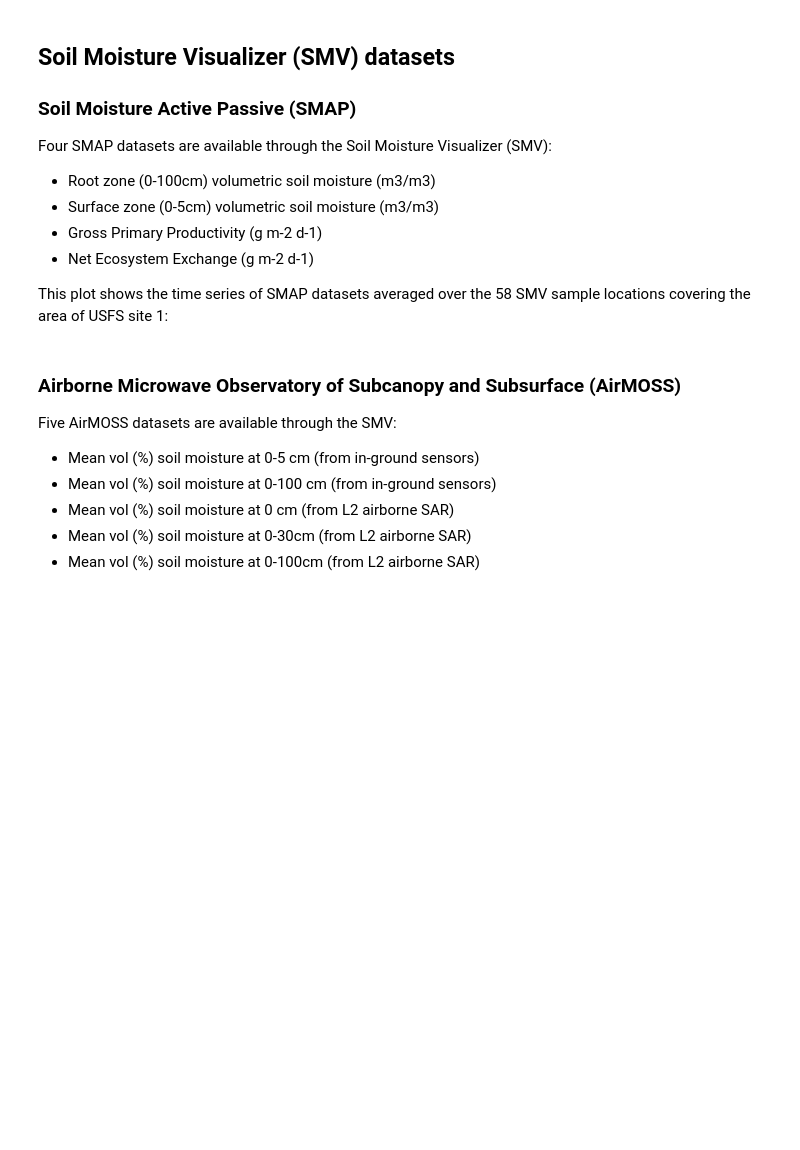
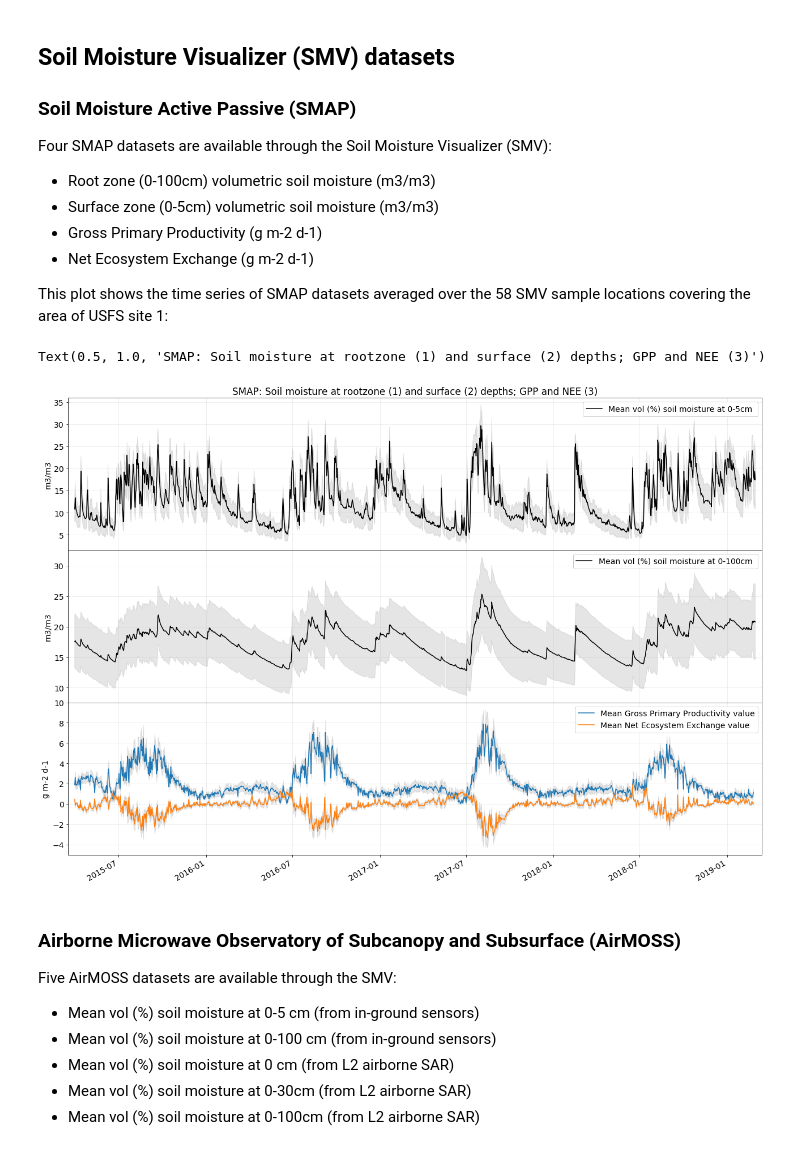
Before and after one commit to jjmcnelis/nasa_usfs_workshop, a Jupyter notebook: day3-tutorial.ipynb, the cells around one changed output. Cells and saved outputs as stored; diff of their text form; code cells hidden in the pictures; blank space fills up the shorter version.

```diff
--- a/day3-tutorial.ipynb
+++ b/day3-tutorial.ipynb
@@ -73,31 +137,36 @@ Four SMAP datasets are available through the Soil Moisture Visualizer (SMV):
 
 This plot shows the time series of SMAP datasets averaged over the 58 SMV sample locations covering the area of USFS site 1:
 # %%
-smap = xrdataset.filter_by_attrs(source="SMAP").sel(stat="Mean", drop=True)
-
-fig, axs = plt.subplots(nrows=3, ncols=1, sharex=True, figsize=(18, 10))
+fig, axs = plt.subplots(nrows=3, ncols=1, sharex=True, figsize=(18, 12))
+fig.tight_layout()
 plt.subplots_adjust(hspace=0.000)
 
-for p in [("SMAP_surface", 0), ("SMAP_rootzone", 1), ("GPP_mean", 2), ("NEE_mean", 2)]:
+smap = ds.filter_by_attrs(source="SMAP")                                        # get SMAP datasets
+
+for p in [("SMAP_surface", 0, "black"), ("SMAP_rootzone", 1, "black"),
+          ("GPP_mean", 2, None), ("NEE_mean", 2, None)]:
     ax = axs[p[1]]
     data = smap[p[0]]
     desc = data.attrs["description"]
 
     ptime = data.time.data
     pmean = data.mean("sample", keep_attrs=True)
     pstd = data.std("sample", keep_attrs=True)
 
-    pmean.plot.line(x="time", ax=ax, label=desc, add_legend=False)
+    pmean.plot.line(x="time", ax=ax, label=desc, add_legend=False, color=p[2])
     ax.fill_between(ptime, (pmean-pstd), (pmean+pstd), color="gray", alpha=0.2)
 
 for i, a in enumerate(axs):
     ylab = "m3/m3" if i<2 else "g m-2 d-1"
     a.set_ylabel(ylab)
     a.set_xlabel(None)
     a.grid('on', alpha=0.25)
     a.legend(loc=0, framealpha=1)
 
 axs[0].set_title("SMAP: Soil moisture at rootzone (1) and surface (2) depths; GPP and NEE (3)")
+# %% [output]
+Text(0.5, 1.0, 'SMAP: Soil moisture at rootzone (1) and surface (2) depths; GPP and NEE (3)')
+[figure, added]
 # %% [markdown]
 ### Airborne Microwave Observatory of Subcanopy and Subsurface (AirMOSS)
 
```
Also changed, not shown: parts of 30 cells of this notebook, 5 other files.
